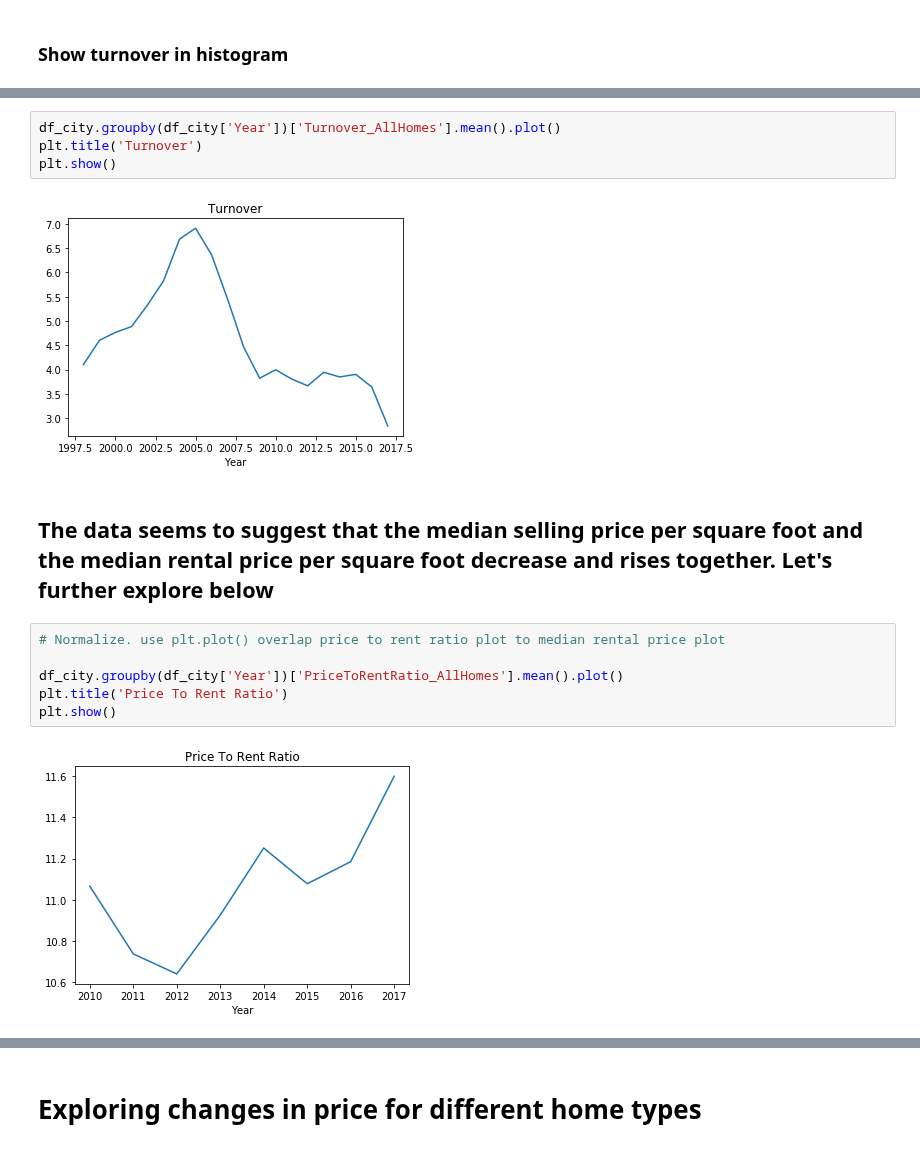
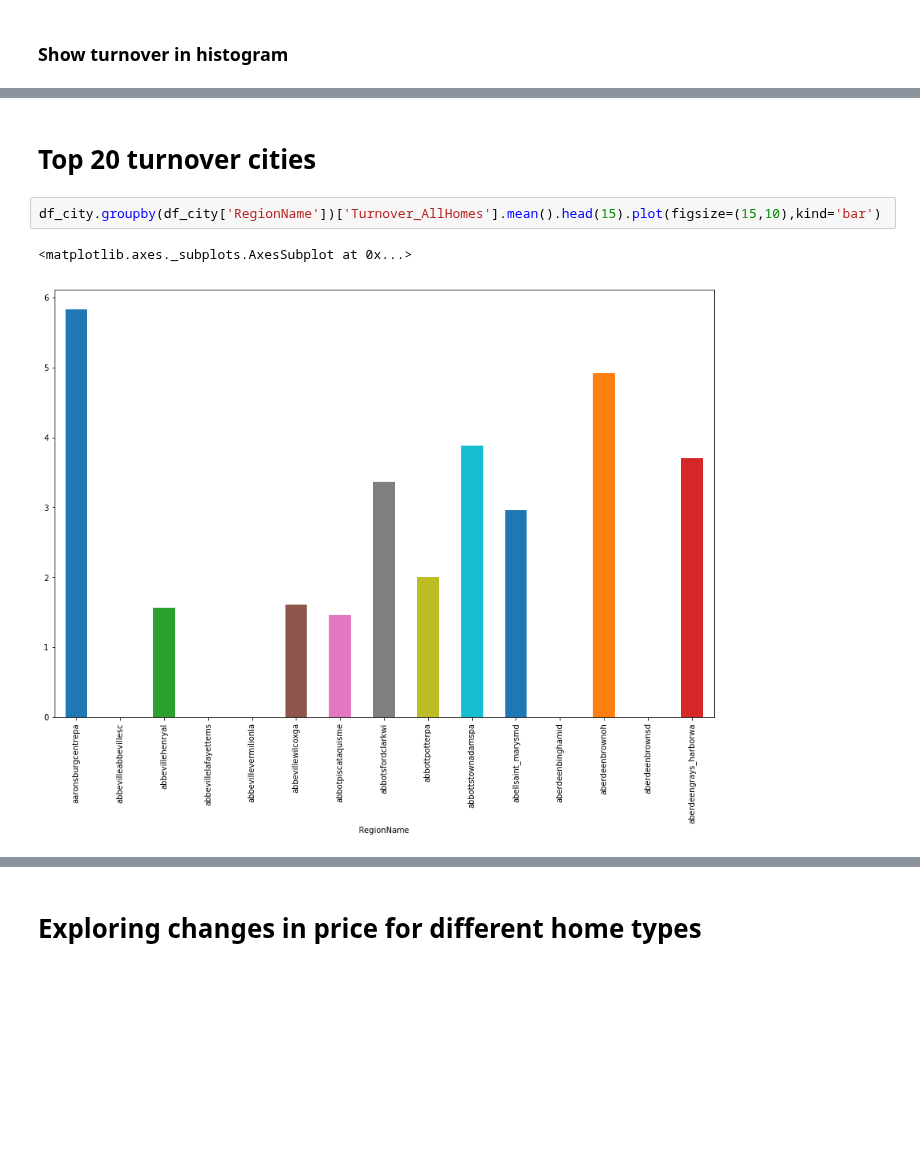
Before and after one commit to dannylo1992/zillow_data, a Jupyter notebook: zillow_housing_data.ipynb, the cells around one changed output, grey strips where cells are left out. Saved outputs shown, nothing was run; the diff lists cells and outputs as text; blank space fills up the shorter version.

```diff
--- a/zillow_housing_data.ipynb
+++ b/zillow_housing_data.ipynb
@@ -59,16 +147,7 @@ plt.show()
+# %% [markdown]
+# Top 20 turnover cities
 # %%
-df_city.groupby(df_city['Year'])['Turnover_AllHomes'].mean().plot()
-plt.title('Turnover')
-plt.show()
+df_city.groupby(df_city['RegionName'])['Turnover_AllHomes'].mean().head(15).plot(figsize=(15,10),kind='bar')
 # %% [output]
+<matplotlib.axes._subplots.AxesSubplot at 0x...>
-[figure, old version]
+[figure, new version]
-# %% [markdown]
-## The data seems to suggest that the median selling price per square foot and the median rental price per square foot decrease and rises together. Let's further explore below
-# %%
-# Normalize. use plt.plot() overlap price to rent ratio plot to median rental price plot
-
-df_city.groupby(df_city['Year'])['PriceToRentRatio_AllHomes'].mean().plot()
-plt.title('Price To Rent Ratio')
-plt.show()
-# %% [output]
-[figure, removed]
```
Also changed, not shown: parts of 25 cells of this notebook.
